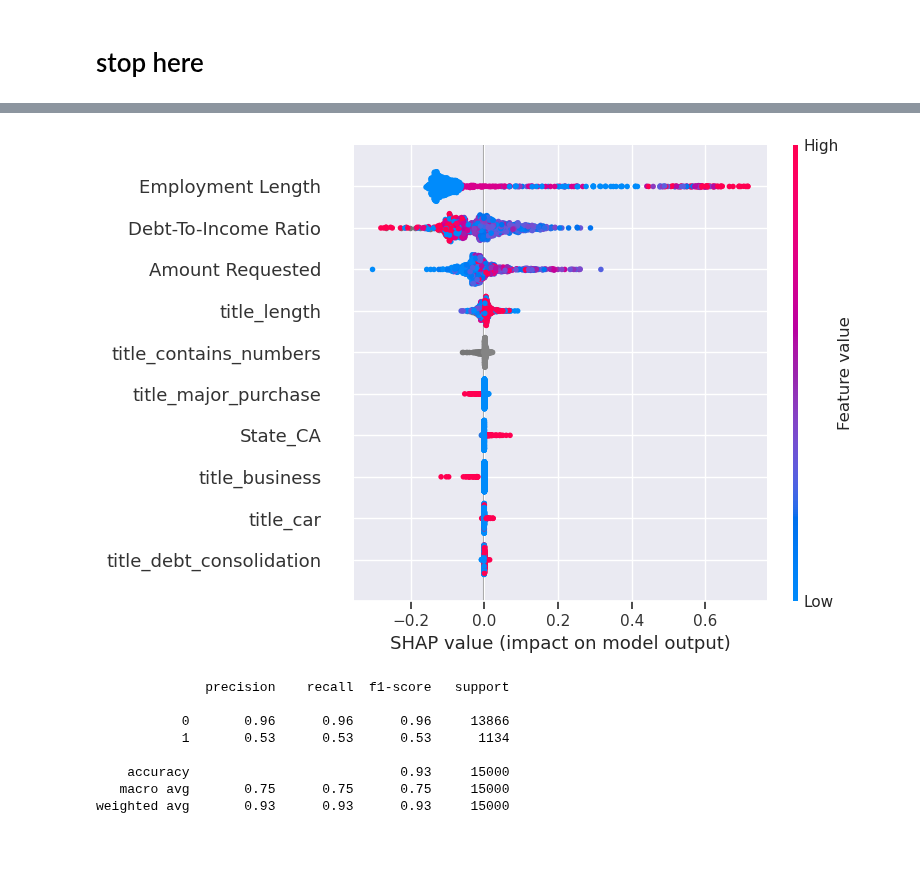
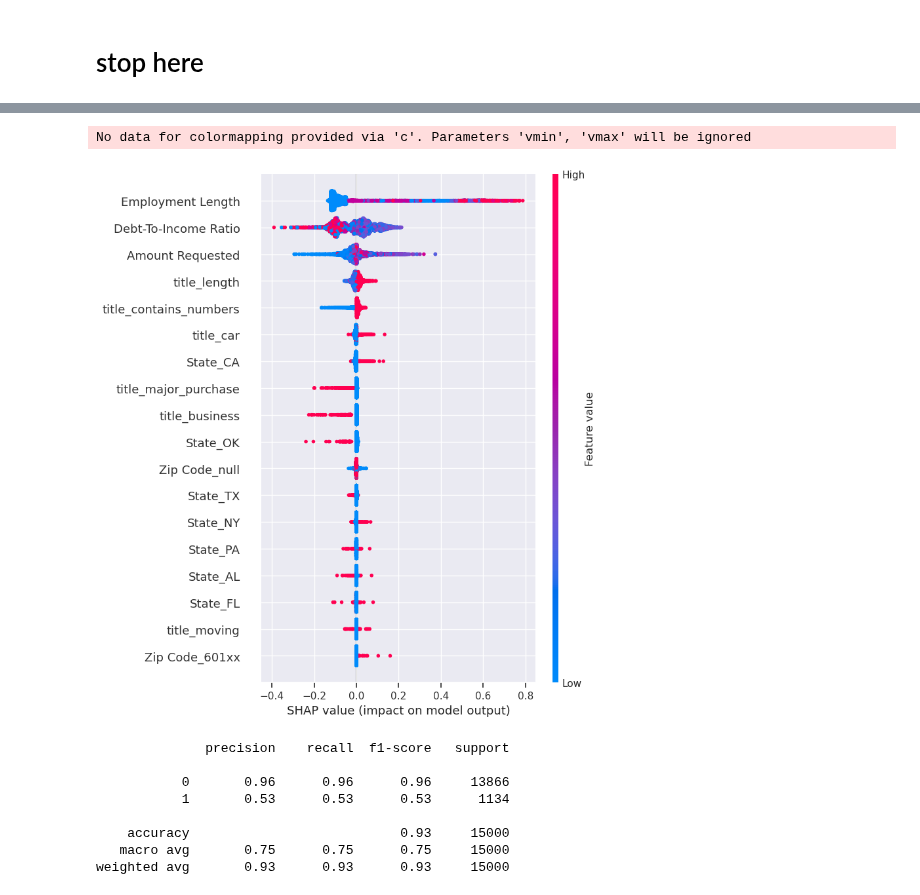
Before and after one commit to gediminas-skvarnavicius/lending-club, a Jupyter notebook: analysis.ipynb, the cells around one changed output, grey strips where cells are left out. Cells and saved outputs as stored; diff of their text form; code cells hidden in the pictures; blank space fills up the shorter version.

```diff
--- a/analysis.ipynb
+++ b/analysis.ipynb
@@ -41,8 +41,8 @@ X_mini_train, X_mini_val, y_mini_train, y_mini_val = train_test_split(
 # stop here
 # %%
 title_cat_imputer=tr.NotInImputerPolars(cat_no=12,fill_value=None)
-zip_imputer=tr.NotInImputerPolars(cat_no=10,fill_value=None)
-state_imputer=tr.NotInImputerPolars(cat_no=10,fill_value=None)
+zip_imputer=tr.NotInImputerPolars(cat_no=50,fill_value=None)
+state_imputer=tr.NotInImputerPolars(cat_no=50,fill_value=None)
 emp_length_imputer=tr.NotInImputerPolars(cat_no=12,fill_value=None)
 
 imputer = tr.PolarsColumnTransformer(
@@ -86,3 +81,13 @@ encoder = tr.PolarsColumnTransformer(
         tr.PolarsColumnTransformer.Step(employment_encoder, "Employment Length"),
     ]
 )
+null_imp=tr.PolarsNullImputer(fill_value=-1)
+
+
+model_lgbm = lgb.LGBMClassifier(
+    class_weight="balanced", force_col_wise=True, verbose=-1, num_threads=1,random_state=1
+)
+
+boruta=tr.BorutaFeatureSelectorPolars(model_lgbm,random_state=1,perc=70)
+
+preprocess_lgbm = Pipeline([("imputer", imputer), ("encoder", encoder),("null_imputer", null_imp), ("boruta", boruta)])
@@ -100,2 +94,10 @@ full_pipeline = Pipeline(
+# %%
+
+full_pipeline = Pipeline(
+    [
+        ("preprocess", preprocess_lgbm),
+        ("model", model_lgbm),
+    ]
+)
 # %%
 search_space_lgbm = {
@@ -139,6 +210,6 @@ lgbm_yn tuned:
 # %%
-
-models.models['lgbm_yn'].pipeline.fit(X_mini_train,y_mini_train)
+full_pipeline.fit(X_mini_train,y_mini_train)
+#models.models['lgbm_yn'].pipeline.fit(X_mini_train,y_mini_train)
 # %% [output]
 Pipeline(steps=[('preprocess',
                  Pipeline(steps=[('imputer',
@@ -172,22 +246,23 @@ weighted avg       0.95      0.93      0.94     15000
 # %%
-names = full_pipeline["preprocess"].transform(X_mini_val.sample(1000, seed=1)).columns
+names = full_pipeline["preprocess"].transform(X_mini_val.sample(5000, seed=1)).columns
 explainer_tree = shap.TreeExplainer(
     full_pipeline["model"],
     data=full_pipeline["preprocess"]
     .transform((X_mini_val.sample(100, seed=1)))
     .to_numpy(),
     model_output="probability",
 )
 
 shap_values = explainer_tree.shap_values(
-    full_pipeline["preprocess"].transform(X_mini_val.sample(1000, seed=1)).to_numpy()
+    full_pipeline["preprocess"].transform(X_mini_val.sample(5000, seed=1)).to_numpy()
 )
 
 shap.summary_plot(
     shap_values,
-    full_pipeline["preprocess"].transform(X_mini_val.sample(1000, seed=1)).to_numpy(),
+    full_pipeline["preprocess"].transform(X_mini_val.sample(5000, seed=1)).to_numpy(),
     feature_names=names,
-    max_display=10,
+    max_display=20,
 )
 # %% [output]
+No data for colormapping provided via 'c'. Parameters 'vmin', 'vmax' will be ignored
-[figure, old version]
+[figure, new version]
```
Also changed, not shown: parts of 15 cells of this notebook, 4 other files.
